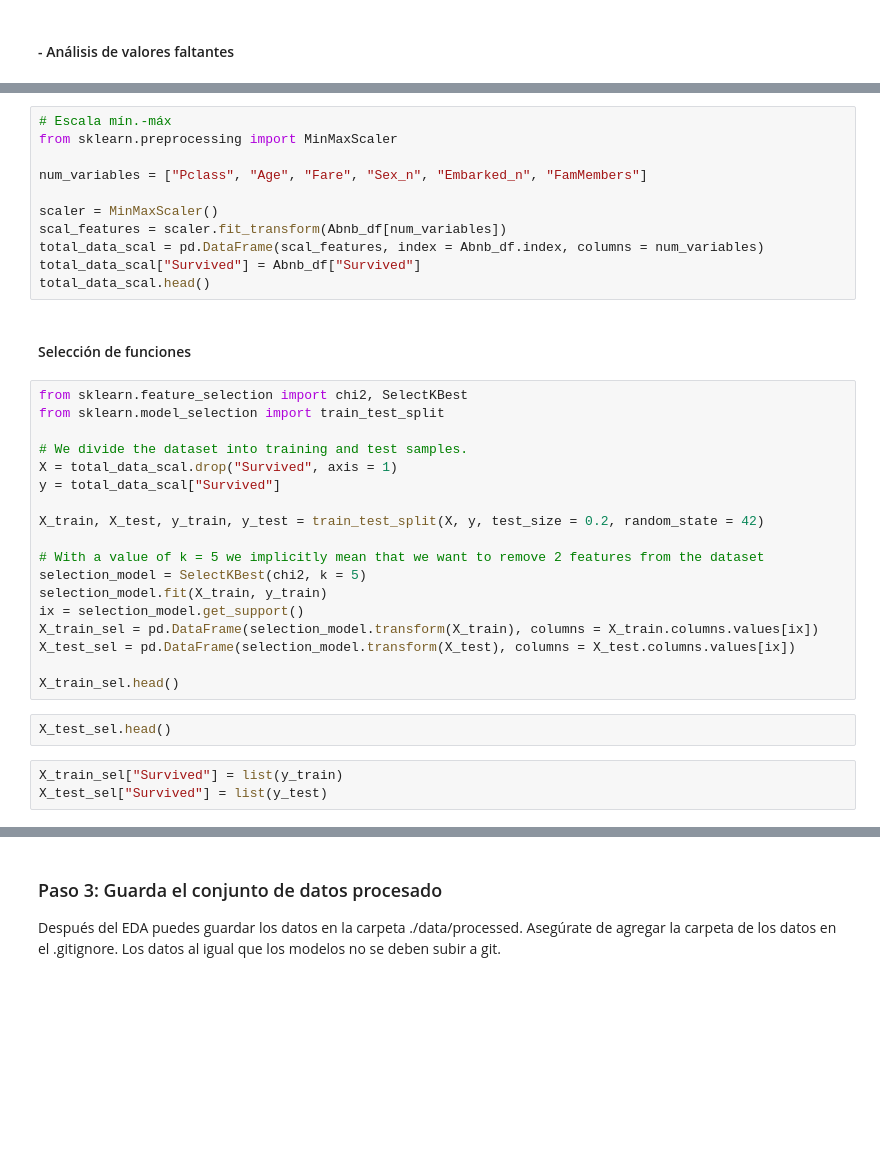
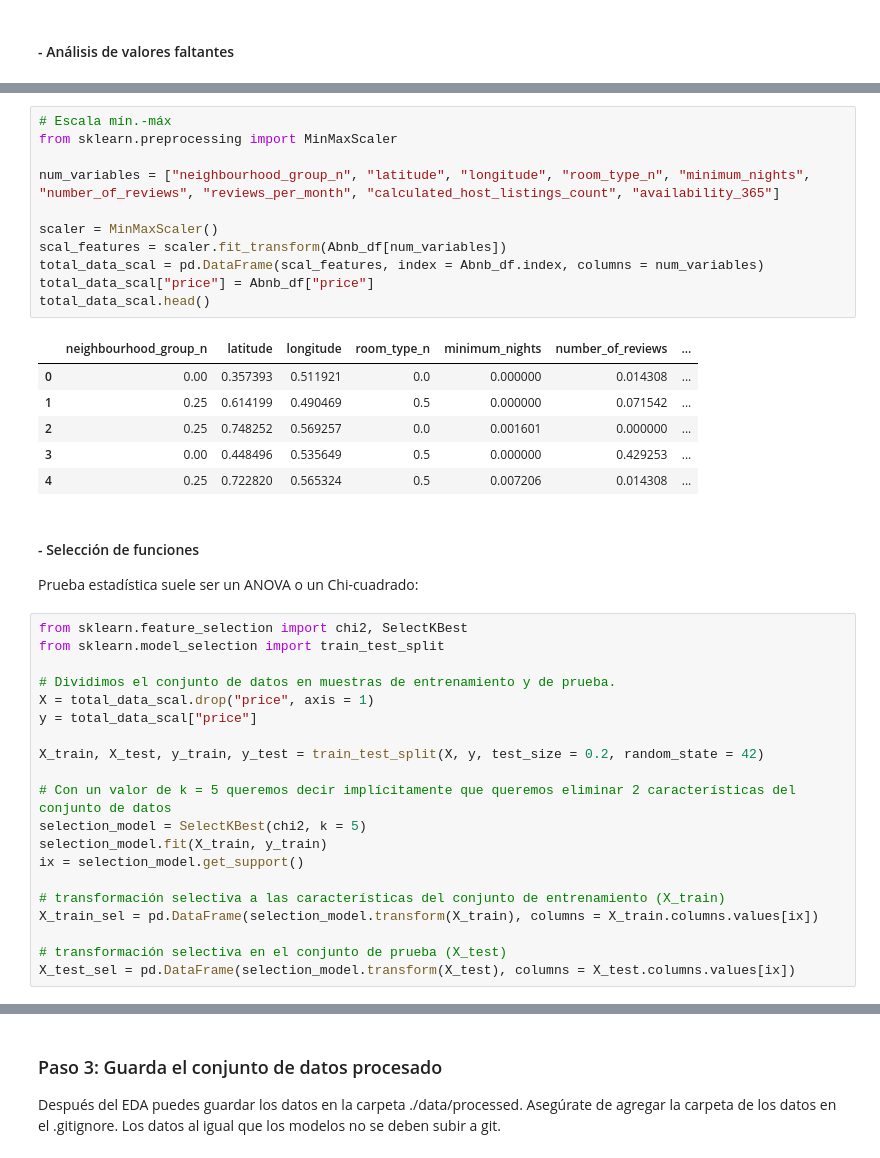
Before and after one commit to Pilizmt/machine-learning-python-template-pilarzarco, a Jupyter notebook: src/explore.ipynb, the cells around one changed output, grey strips where cells are left out. Cells and saved outputs as stored; diff of their text form; blank space fills up the shorter version.

```diff
--- a/src/explore.ipynb
+++ b/src/explore.ipynb
@@ -244,36 +459,41 @@ total_data_norm.head()
 # %%
 # Escala mín.-máx
 from sklearn.preprocessing import MinMaxScaler
 
-num_variables = ["Pclass", "Age", "Fare", "Sex_n", "Embarked_n", "FamMembers"]
+num_variables = ["neighbourhood_group_n", "latitude", "longitude", "room_type_n", "minimum_nights", "number_of_reviews", "reviews_per_month", "calculated_host_listings_count", "availability_365"]
 
 scaler = MinMaxScaler()
 scal_features = scaler.fit_transform(Abnb_df[num_variables])
 total_data_scal = pd.DataFrame(scal_features, index = Abnb_df.index, columns = num_variables)
-total_data_scal["Survived"] = Abnb_df["Survived"]
+total_data_scal["price"] = Abnb_df["price"]
 total_data_scal.head()
+# %% [output]
+|  | neighbourhood_group_n | latitude | longitude | room_type_n | minimum_nights | number_of_reviews | ... |
+| 0 | 0.00 | 0.357393 | 0.511921 | 0.0 | 0.000000 | 0.014308 | ... |
+| 1 | 0.25 | 0.614199 | 0.490469 | 0.5 | 0.000000 | 0.071542 | ... |
+| 2 | 0.25 | 0.748252 | 0.569257 | 0.0 | 0.001601 | 0.000000 | ... |
+| 3 | 0.00 | 0.448496 | 0.535649 | 0.5 | 0.000000 | 0.429253 | ... |
+| 4 | 0.25 | 0.722820 | 0.565324 | 0.5 | 0.007206 | 0.014308 | ... |
-# %% [markdown]
-#### Selección de funciones
+# %% [markdown]
+#### - Selección de funciones
+Prueba estadística suele ser un ANOVA o un Chi-cuadrado:
 # %%
 from sklearn.feature_selection import chi2, SelectKBest
 from sklearn.model_selection import train_test_split
 
-# We divide the dataset into training and test samples.
-X = total_data_scal.drop("Survived", axis = 1)
-y = total_data_scal["Survived"]
+# Dividimos el conjunto de datos en muestras de entrenamiento y de prueba.
+X = total_data_scal.drop("price", axis = 1)
+y = total_data_scal["price"]
 
 X_train, X_test, y_train, y_test = train_test_split(X, y, test_size = 0.2, random_state = 42)
 
-# With a value of k = 5 we implicitly mean that we want to remove 2 features from the dataset
+# Con un valor de k = 5 queremos decir implícitamente que queremos eliminar 2 características del conjunto de datos
 selection_model = SelectKBest(chi2, k = 5)
 selection_model.fit(X_train, y_train)
 ix = selection_model.get_support()
+
+# transformación selectiva a las características del conjunto de entrenamiento (X_train)
 X_train_sel = pd.DataFrame(selection_model.transform(X_train), columns = X_train.columns.values[ix])
+
+# transformación selectiva en el conjunto de prueba (X_test)
 X_test_sel = pd.DataFrame(selection_model.transform(X_test), columns = X_test.columns.values[ix])
-
-X_train_sel.head()
-# %%
-X_test_sel.head()
-# %%
-X_train_sel["Survived"] = list(y_train)
-X_test_sel["Survived"] = list(y_test)
```
Also changed, not shown: parts of 36 cells of this notebook, 3 other files.
